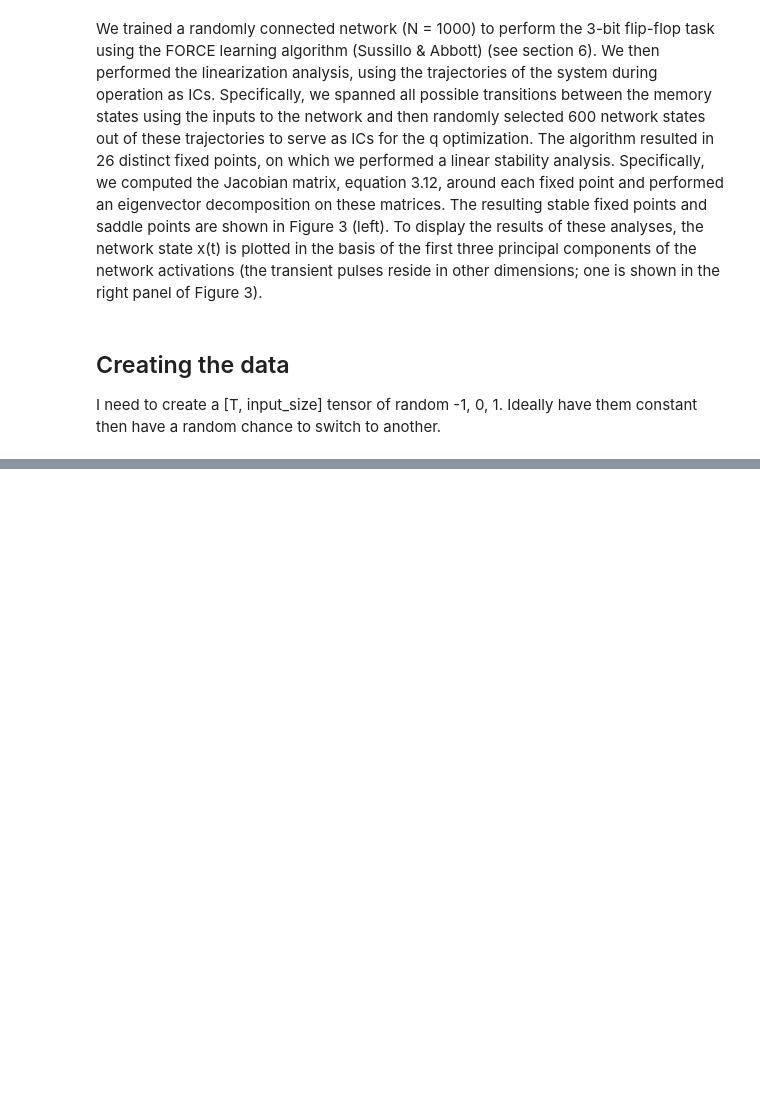
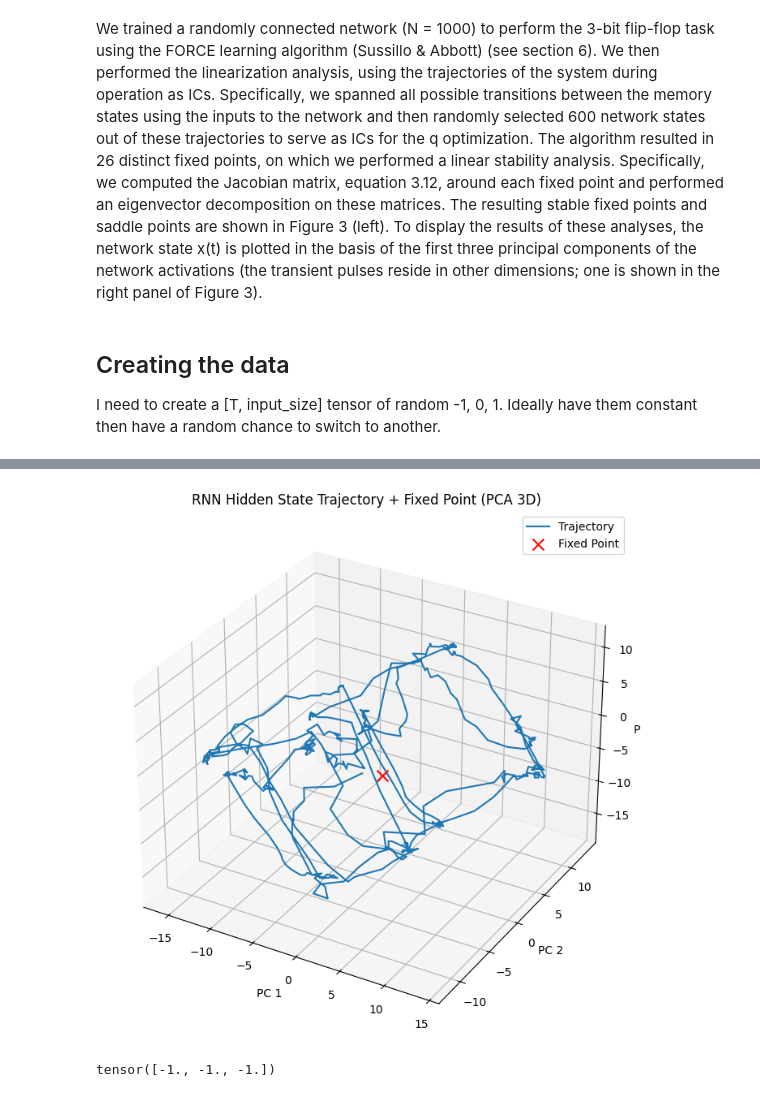
Before and after one commit to pchainieux/EG-Learning, a Jupyter notebook: Week-2/FlipFlop.ipynb, the cells around one changed output, grey strips where cells are left out. Drawn from its saved outputs; the diff is of its cells as text; code cells hidden in the pictures; blank space fills up the shorter version.

```diff
--- a/Week-2/FlipFlop.ipynb
+++ b/Week-2/FlipFlop.ipynb
@@ -140,0 +405,8 @@ output_size = 3
+# %%
+fixed.plot_trajectory_and_fixed_point(traj_3d, fixed_3d)
+# %% [output]
+[figure, added]
+# %%
+input_tensor[500]
+# %% [output]
+tensor([-1., -1., -1.])
```
Also changed, not shown: parts of 9 cells of this notebook.
